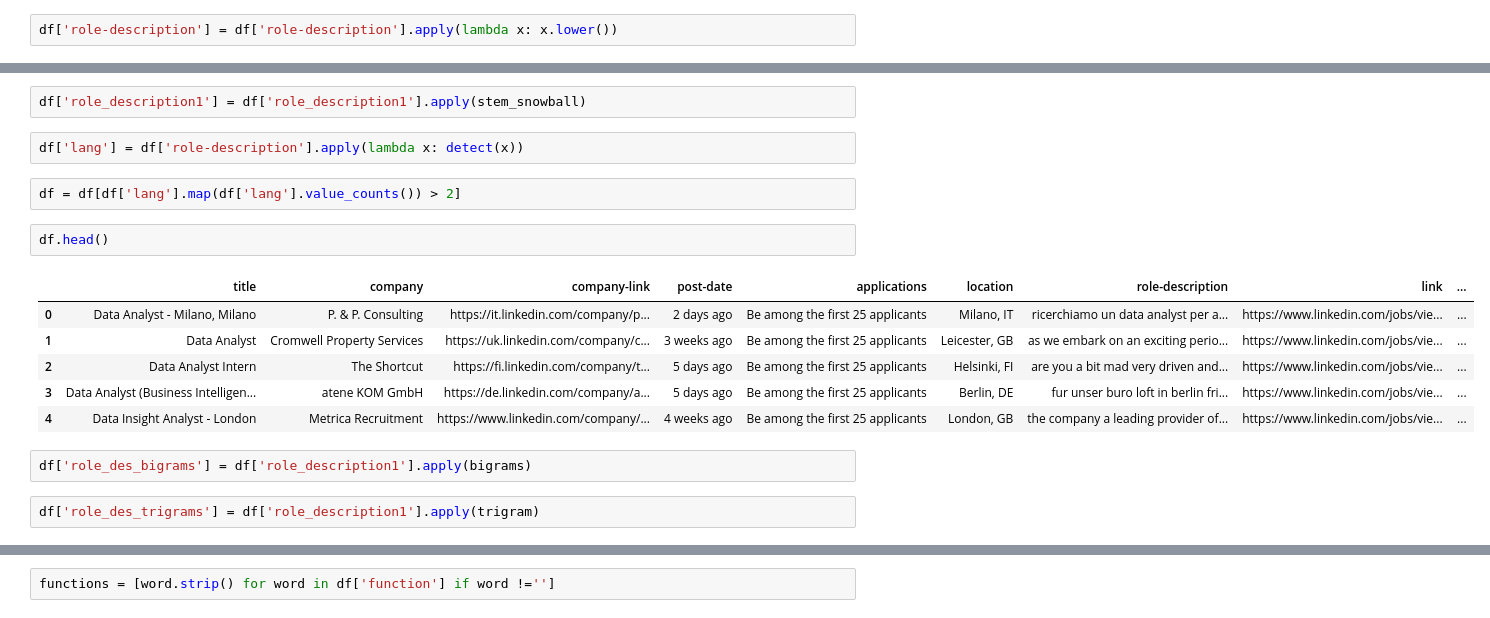
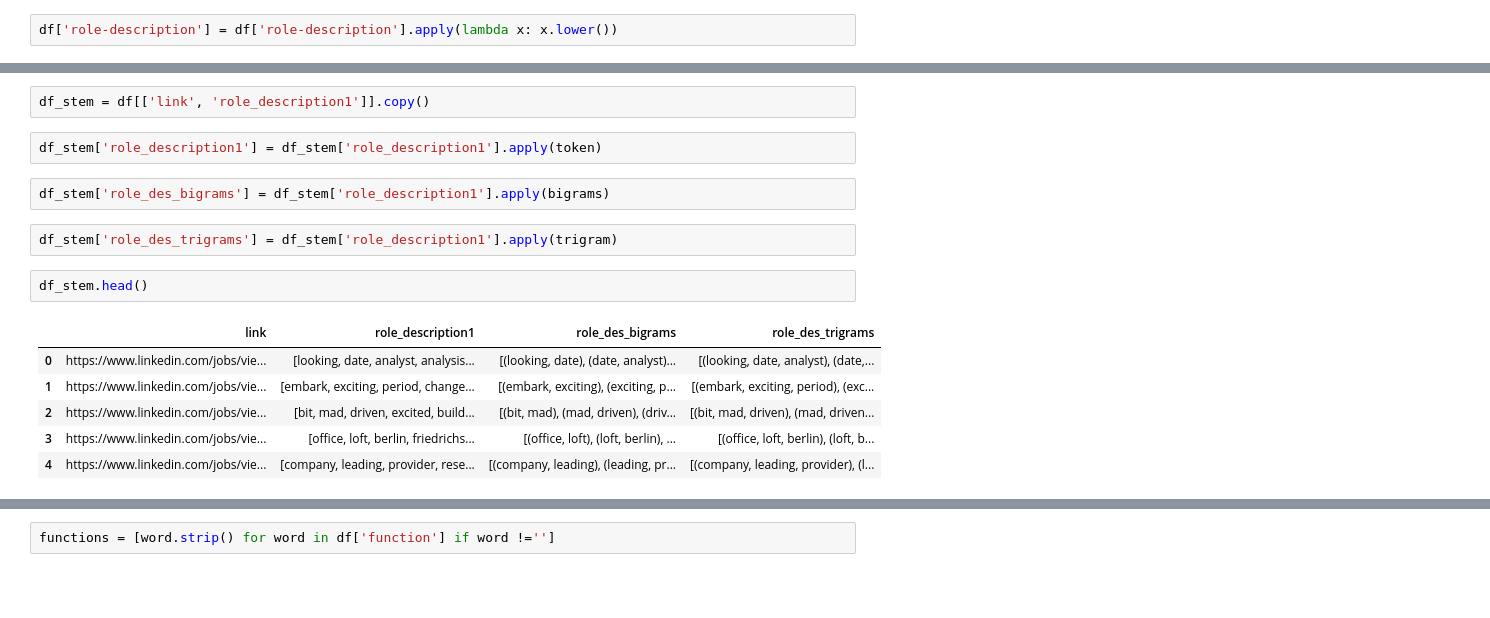
Before and after one commit to MadrizML/linkedin-project, a Jupyter notebook: clean-job-pages.ipynb, the cells around one changed output, grey strips where cells are left out. Drawn from its saved outputs; the diff is of its cells as text; blank space fills up the shorter version.

```diff
--- a/clean-job-pages.ipynb
+++ b/clean-job-pages.ipynb
@@ -144,19 +173,17 @@ df['role-description'] = df['role-description'].apply(convert_unidecode)
+# %%
+df_stem = df[['link', 'role_description1']].copy()
 # %%
-df['role_description1'] = df['role_description1'].apply(stem_snowball)
+df_stem['role_description1'] = df_stem['role_description1'].apply(token)
-# %%
-df['lang'] = df['role-description'].apply(lambda x: detect(x))
-# %%
-df = df[df['lang'].map(df['lang'].value_counts()) > 2]
+# %%
+df_stem['role_des_bigrams'] = df_stem['role_description1'].apply(bigrams)
+# %%
+df_stem['role_des_trigrams'] = df_stem['role_description1'].apply(trigram)
 # %%
-df.head()
+df_stem.head()
 # %% [output]
-|  | title | company | company-link | post-date | applications | location | role-description | link | ... |
-| 0 | Data Analyst - Milano, Milano | P. & P. Consulting | https://it.linkedin.com/company/p... | 2 days ago | Be among the first 25 applicants | Milano, IT | ricerchiamo un data analyst per a... | https://www.linkedin.com/jobs/vie... | ... |
-| 1 | Data Analyst | Cromwell Property Services | https://uk.linkedin.com/company/c... | 3 weeks ago | Be among the first 25 applicants | Leicester, GB | as we embark on an exciting perio... | https://www.linkedin.com/jobs/vie... | ... |
-| 2 | Data Analyst Intern | The Shortcut | https://fi.linkedin.com/company/t... | 5 days ago | Be among the first 25 applicants | Helsinki, FI | are you a bit mad very driven and... | https://www.linkedin.com/jobs/vie... | ... |
-| 3 | Data Analyst (Business Intelligen... | atene KOM GmbH | https://de.linkedin.com/company/a... | 5 days ago | Be among the first 25 applicants | Berlin, DE | fur unser buro loft in berlin fri... | https://www.linkedin.com/jobs/vie... | ... |
-| 4 | Data Insight Analyst - London | Metrica Recruitment | https://www.linkedin.com/company/... | 4 weeks ago | Be among the first 25 applicants | London, GB | the company a leading provider of... | https://www.linkedin.com/jobs/vie... | ... |
+|  | link | role_description1 | role_des_bigrams | role_des_trigrams |
+| 0 | https://www.linkedin.com/jobs/vie... | [looking, date, analyst, analysis... | [(looking, date), (date, analyst)... | [(looking, date, analyst), (date,... |
+| 1 | https://www.linkedin.com/jobs/vie... | [embark, exciting, period, change... | [(embark, exciting), (exciting, p... | [(embark, exciting, period), (exc... |
+| 2 | https://www.linkedin.com/jobs/vie... | [bit, mad, driven, excited, build... | [(bit, mad), (mad, driven), (driv... | [(bit, mad, driven), (mad, driven... |
+| 3 | https://www.linkedin.com/jobs/vie... | [office, loft, berlin, friedrichs... | [(office, loft), (loft, berlin), ... | [(office, loft, berlin), (loft, b... |
+| 4 | https://www.linkedin.com/jobs/vie... | [company, leading, provider, rese... | [(company, leading), (leading, pr... | [(company, leading, provider), (l... |
-# %%
-df['role_des_bigrams'] = df['role_description1'].apply(bigrams)
-# %%
-df['role_des_trigrams'] = df['role_description1'].apply(trigram)
```
Also changed, not shown: parts of 38 cells of this notebook, 15 other files.
